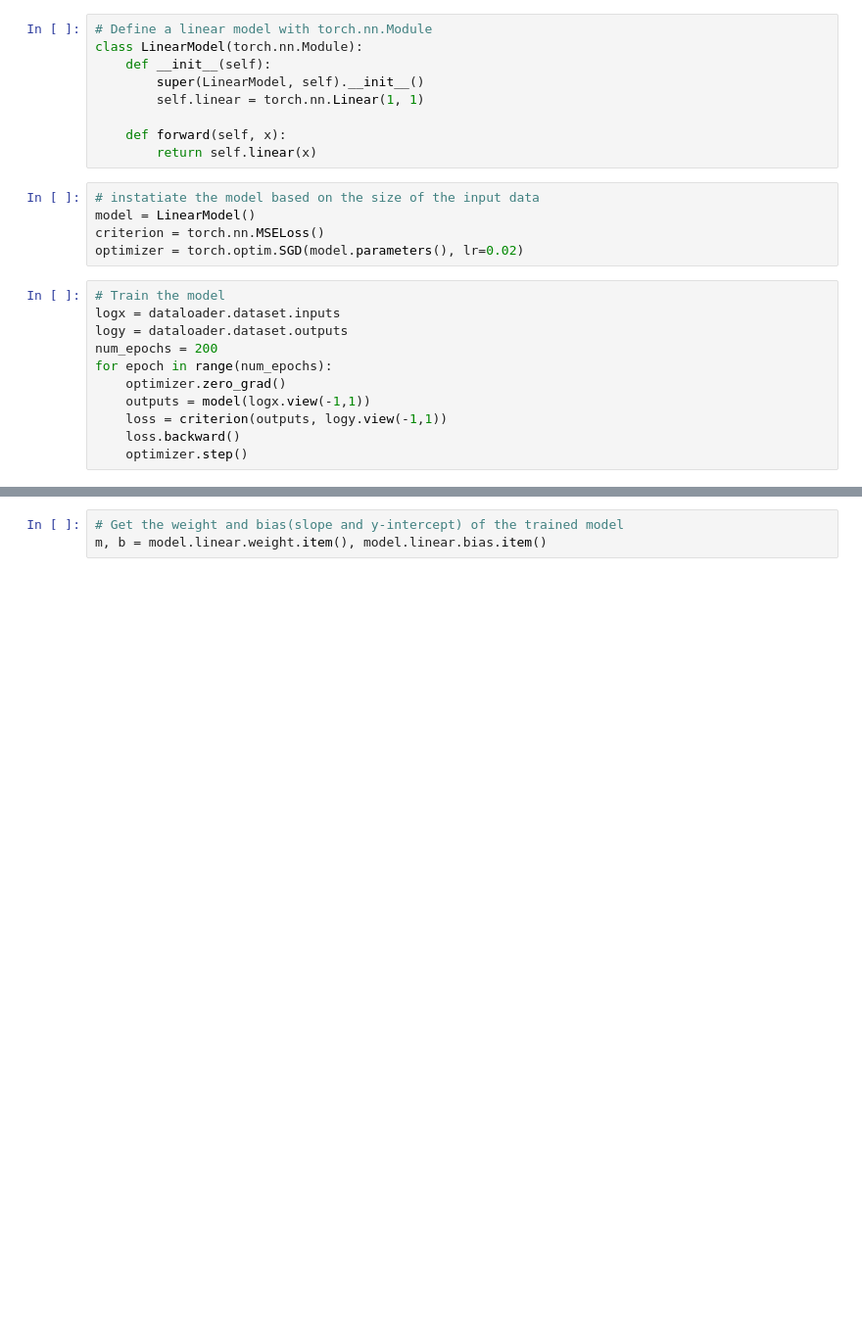
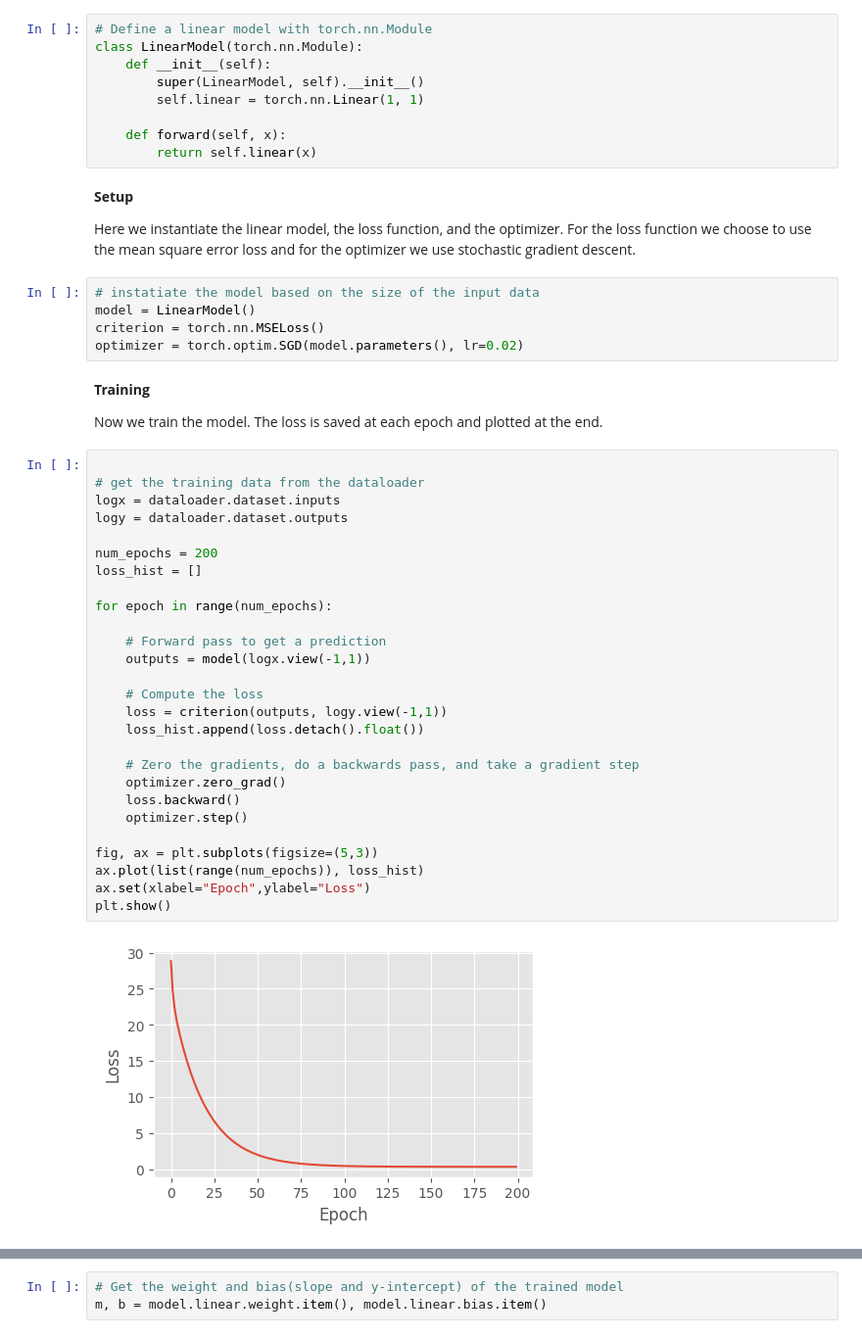
Before and after one commit to nmarks99/ML-basics, a Jupyter notebook: linear_regression.ipynb, the cells around one changed output, grey strips where cells are left out. Shown: that part at 98% size. Drawn from its saved outputs; the diff is of its cells as text; blank space fills up the shorter version.

Commit message:
Add markdown comments to linear_regression

```diff
--- a/linear_regression.ipynb
+++ b/linear_regression.ipynb
@@ -40,19 +60,46 @@ class LinearModel(torch.nn.Module):
 
     def forward(self, x):
         return self.linear(x)
+# %% [markdown]
+**Setup**
+
+Here we instantiate the linear model, the loss function, and the optimizer. For the loss function we choose
+to use the mean square error loss and for the optimizer we use stochastic gradient descent.
 # %%
 # instatiate the model based on the size of the input data
 model = LinearModel()
 criterion = torch.nn.MSELoss()
 optimizer = torch.optim.SGD(model.parameters(), lr=0.02)
+# %% [markdown]
+**Training**
+
+Now we train the model. The loss is saved at each epoch and plotted at the end.
 # %%
-# Train the model
+
+# get the training data from the dataloader
 logx = dataloader.dataset.inputs
 logy = dataloader.dataset.outputs
+
 num_epochs = 200
+loss_hist = []
+
 for epoch in range(num_epochs):
+
+    # Forward pass to get a prediction
+    outputs = model(logx.view(-1,1))
+
+    # Compute the loss
+    loss = criterion(outputs, logy.view(-1,1))
+    loss_hist.append(loss.detach().float())
+
+    # Zero the gradients, do a backwards pass, and take a gradient step
     optimizer.zero_grad()
-    outputs = model(logx.view(-1,1))
-    loss = criterion(outputs, logy.view(-1,1))
     loss.backward()
     optimizer.step()
+
+fig, ax = plt.subplots(figsize=(5,3))
+ax.plot(list(range(num_epochs)), loss_hist)
+ax.set(xlabel="Epoch",ylabel="Loss")
+plt.show()
+# %% [output]
+[figure, added]
```
Also changed, not shown: parts of 8 cells of this notebook.
